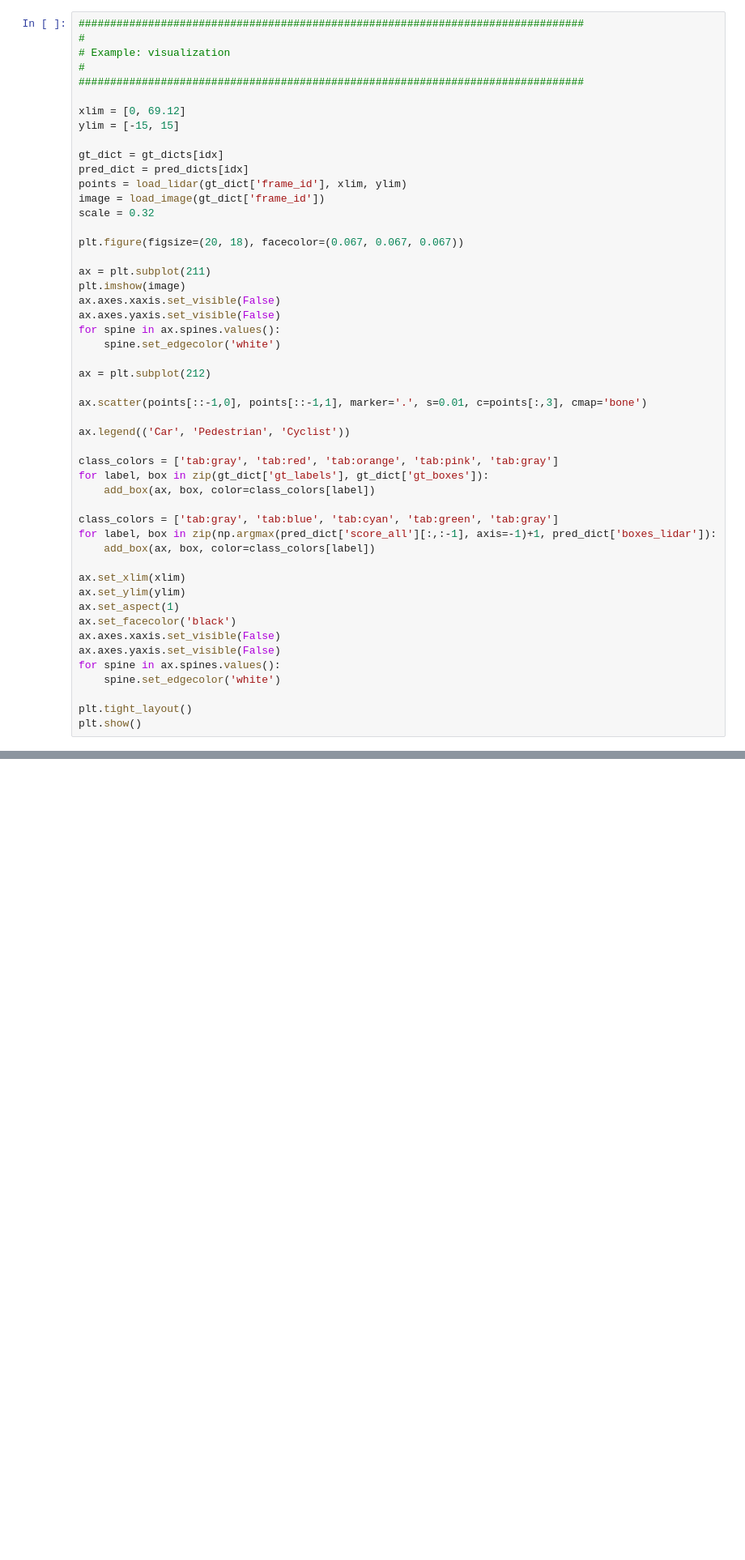
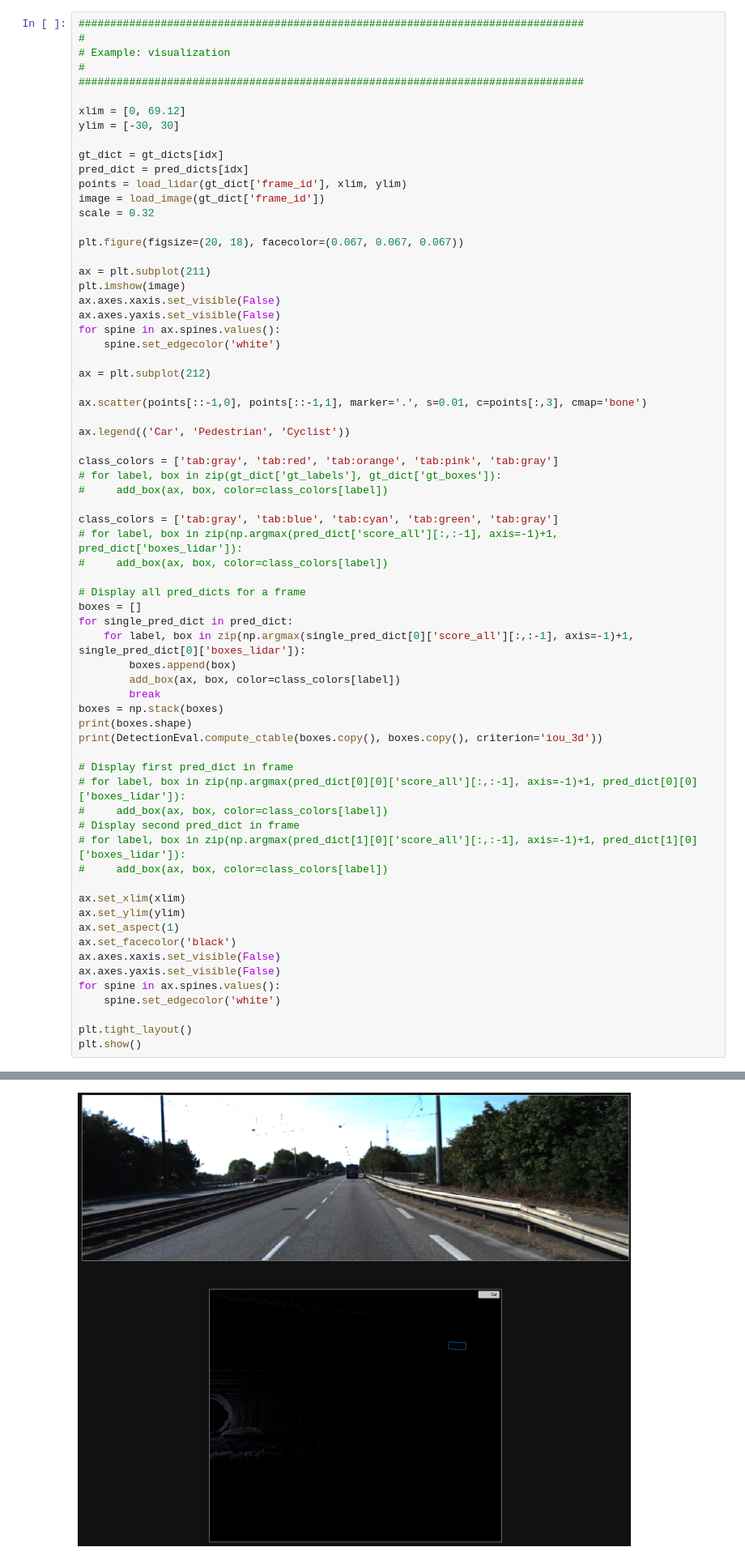
Before and after one commit to mpitropov/uncertainty_eval, a Jupyter notebook: detection_test_matthew.ipynb, the cells around one changed output, grey strips where cells are left out. Shown at 81% size. Drawn from its saved outputs; the diff is of its cells as text; blank space fills up the shorter version.

```diff
--- a/detection_test_matthew.ipynb
+++ b/detection_test_matthew.ipynb
@@ -140,7 +138,7 @@ Is the output per frame now a single dict? True
 ################################################################################
 
 xlim = [0, 69.12]
-ylim = [-15, 15]
+ylim = [-30, 30]
 
 gt_dict = gt_dicts[idx]
 pred_dict = pred_dicts[idx]
@@ -164,12 +162,30 @@ ax.scatter(points[::-1,0], points[::-1,1], marker='.', s=0.01, c=points[:,3], cm
 ax.legend(('Car', 'Pedestrian', 'Cyclist'))
 
 class_colors = ['tab:gray', 'tab:red', 'tab:orange', 'tab:pink', 'tab:gray']
-for label, box in zip(gt_dict['gt_labels'], gt_dict['gt_boxes']):
-    add_box(ax, box, color=class_colors[label])
+# for label, box in zip(gt_dict['gt_labels'], gt_dict['gt_boxes']):
+#     add_box(ax, box, color=class_colors[label])
 
 class_colors = ['tab:gray', 'tab:blue', 'tab:cyan', 'tab:green', 'tab:gray']
-for label, box in zip(np.argmax(pred_dict['score_all'][:,:-1], axis=-1)+1, pred_dict['boxes_lidar']):
-    add_box(ax, box, color=class_colors[label])
+# for label, box in zip(np.argmax(pred_dict['score_all'][:,:-1], axis=-1)+1, pred_dict['boxes_lidar']):
+#     add_box(ax, box, color=class_colors[label])
+
+# Display all pred_dicts for a frame
+boxes = []
+for single_pred_dict in pred_dict:
+    for label, box in zip(np.argmax(single_pred_dict[0]['score_all'][:,:-1], axis=-1)+1, single_pred_dict[0]['boxes_lidar']):
+        boxes.append(box)
+        add_box(ax, box, color=class_colors[label])
+        break
+boxes = np.stack(boxes)
+print(boxes.shape)
+print(DetectionEval.compute_ctable(boxes.copy(), boxes.copy(), criterion='iou_3d'))
+
+# Display first pred_dict in frame
+# for label, box in zip(np.argmax(pred_dict[0][0]['score_all'][:,:-1], axis=-1)+1, pred_dict[0][0]['boxes_lidar']):
+#     add_box(ax, box, color=class_colors[label])
+# Display second pred_dict in frame
+# for label, box in zip(np.argmax(pred_dict[1][0]['score_all'][:,:-1], axis=-1)+1, pred_dict[1][0]['boxes_lidar']):
+#     add_box(ax, box, color=class_colors[label])
 
 ax.set_xlim(xlim)
 ax.set_ylim(ylim)
@@ -187,3 +205,4 @@ KeyError: 'frame_id'
+[figure, added]
 # %%
 def get_labels(data_dict):
     if 'gt_labels' in data_dict:
```
Also changed, not shown: parts of 16 cells of this notebook, 4 other files.
